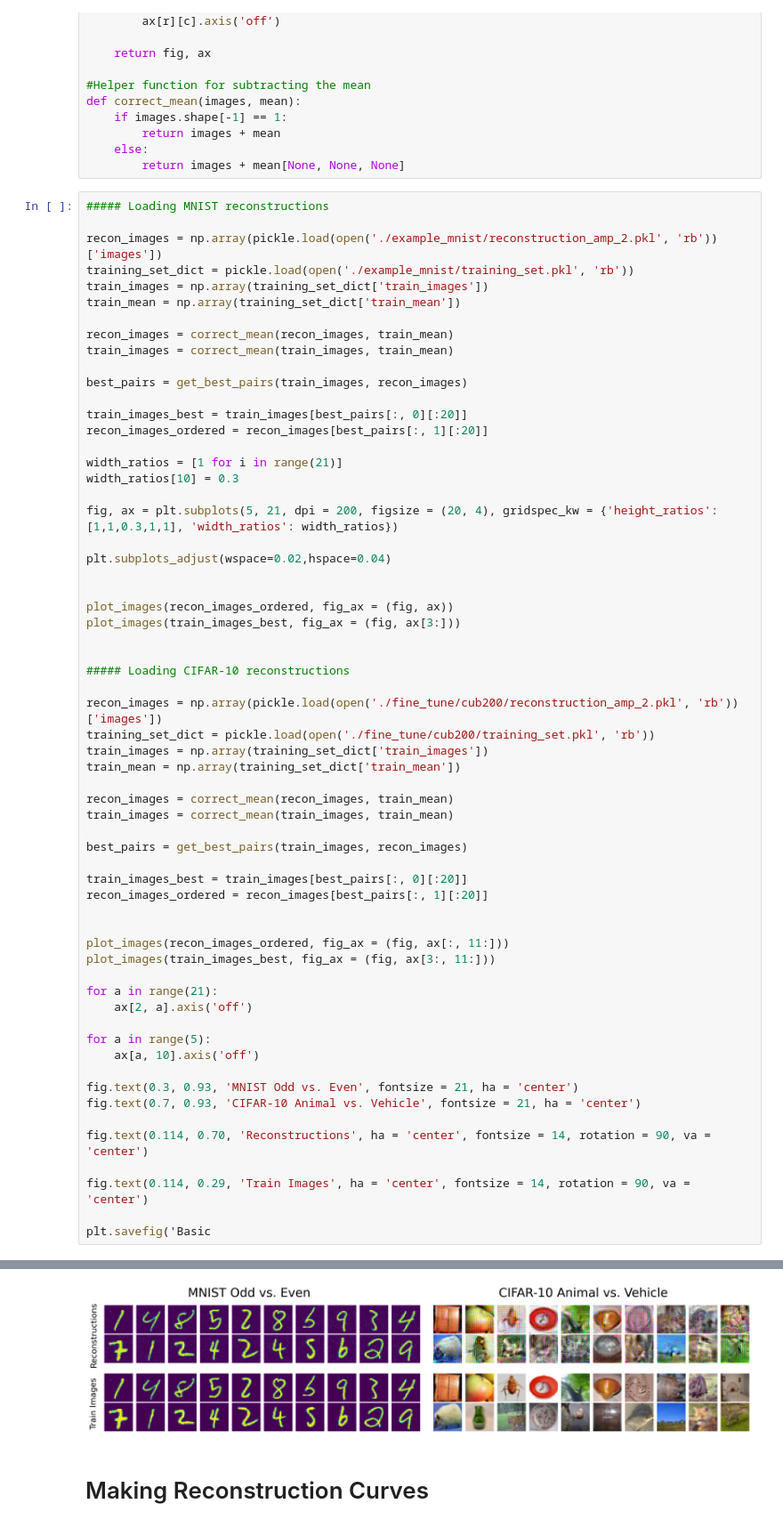
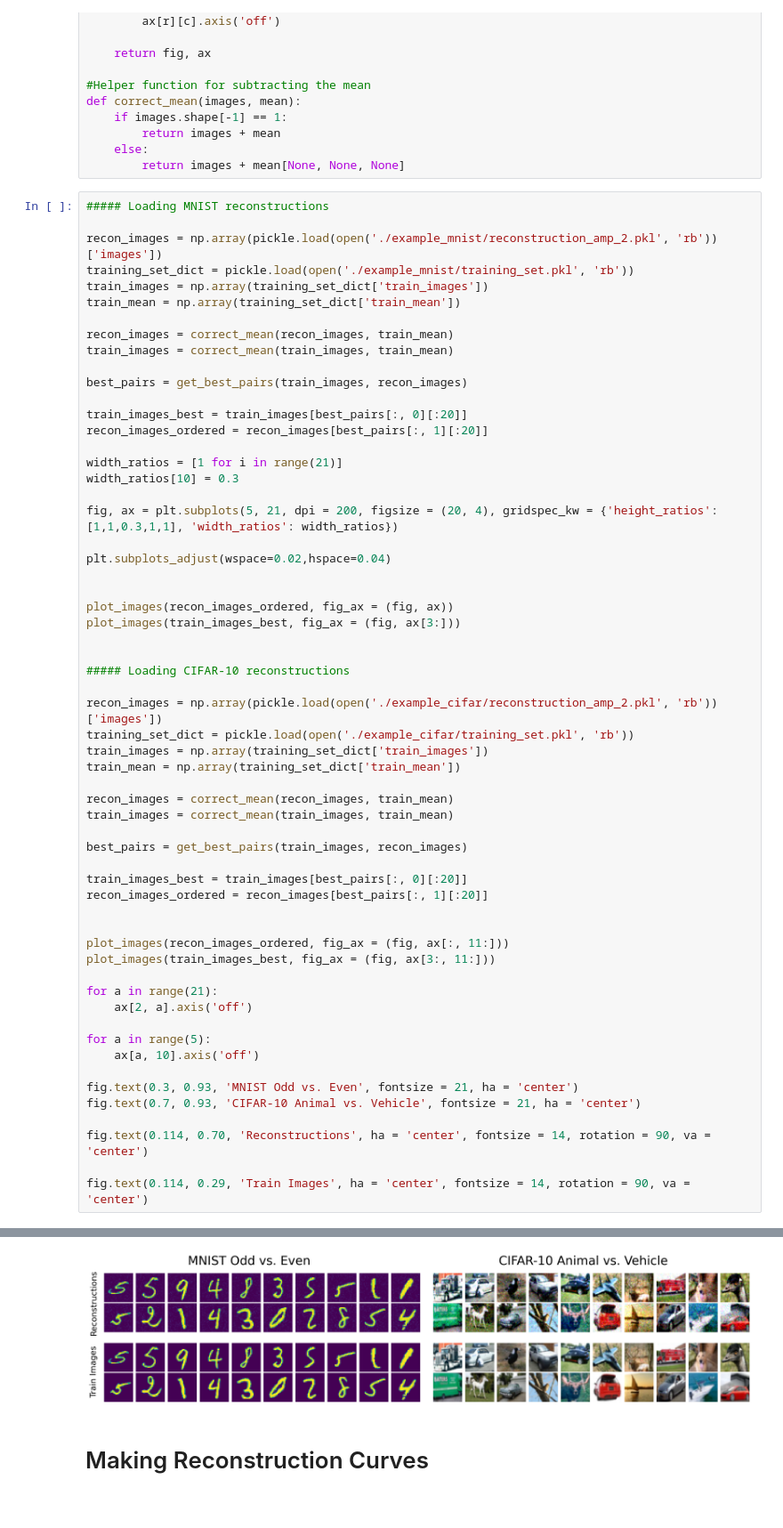
Before and after one commit to JTrainer-STORi/understanding_reconstruction, a Jupyter notebook: basic_example.ipynb, the cells around one changed output, grey strips where cells are left out. Shown at 89% size. Cells and saved outputs as stored; diff of their text form.

```diff
--- a/basic_example.ipynb
+++ b/basic_example.ipynb
@@ -124,40 +92,38 @@ plot_images(train_images_best, fig_ax = (fig, ax[3:]))
 
 ##### Loading CIFAR-10 reconstructions
 
-recon_images = np.array(pickle.load(open('./fine_tune/cub200/reconstruction_amp_2.pkl', 'rb'))['images'])
-training_set_dict = pickle.load(open('./fine_tune/cub200/training_set.pkl', 'rb'))
+recon_images = np.array(pickle.load(open('./example_cifar/reconstruction_amp_2.pkl', 'rb'))['images'])
+training_set_dict = pickle.load(open('./example_cifar/training_set.pkl', 'rb'))
 train_images = np.array(training_set_dict['train_images'])
 train_mean = np.array(training_set_dict['train_mean'])
 
 recon_images = correct_mean(recon_images, train_mean)
 train_images = correct_mean(train_images, train_mean)
 
 best_pairs = get_best_pairs(train_images, recon_images)
 
 train_images_best = train_images[best_pairs[:, 0][:20]]
 recon_images_ordered = recon_images[best_pairs[:, 1][:20]]
 
 
 plot_images(recon_images_ordered, fig_ax = (fig, ax[:, 11:]))
 plot_images(train_images_best, fig_ax = (fig, ax[3:, 11:]))
 
 for a in range(21):
     ax[2, a].axis('off')
 
 for a in range(5):
     ax[a, 10].axis('off')
 
 fig.text(0.3, 0.93, 'MNIST Odd vs. Even', fontsize = 21, ha = 'center')
 fig.text(0.7, 0.93, 'CIFAR-10 Animal vs. Vehicle', fontsize = 21, ha = 'center')
 
 fig.text(0.114, 0.70, 'Reconstructions', ha = 'center', fontsize = 14, rotation = 90, va = 'center')
 
 fig.text(0.114, 0.29, 'Train Images', ha = 'center', fontsize = 14, rotation = 90, va = 'center')
-
-plt.savefig('Basic
 # %% [output]
 Text(0.114, 0.29, 'Train Images')
-[figure, old version]
+[figure, new version]
 # %% [markdown]
 # Making Reconstruction Curves
 # %%
```
Also changed, not shown: parts of 5 cells of this notebook, 4 other files.
